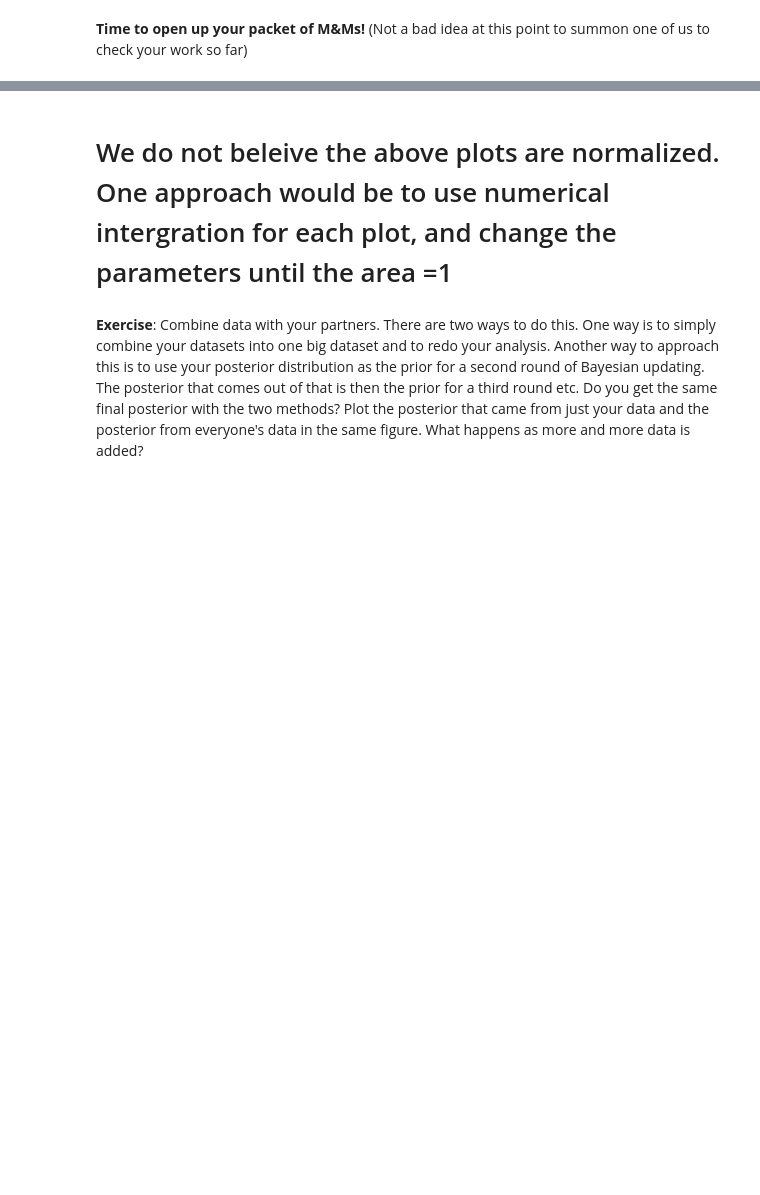
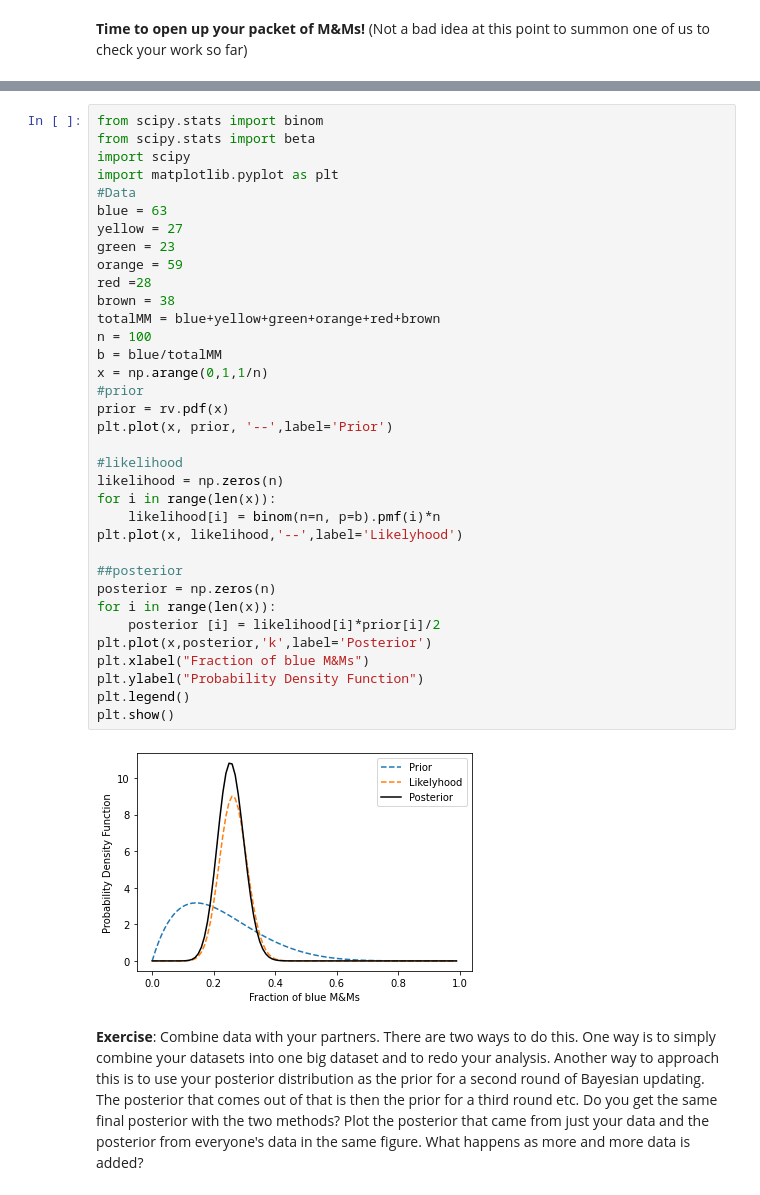
Before and after one commit to SaadNaeem96/Astrophysics_DataScience, a Jupyter notebook: CodingLab05/CodingLab05_Bayes.ipynb, the cells around one changed output, grey strips where cells are left out. Saved outputs shown, nothing was run; the diff lists cells and outputs as text; blank space fills up the shorter version.

```diff
--- a/CodingLab05/CodingLab05_Bayes.ipynb
+++ b/CodingLab05/CodingLab05_Bayes.ipynb
@@ -227,4 +131,39 @@ Text(0, 0.5, 'Probability Density Function')
-# %% [markdown]
-# We do not beleive the above plots are normalized. One approach would be to use numerical intergration for each plot, and change the parameters until the area =1
+# %%
+from scipy.stats import binom
+from scipy.stats import beta
+import scipy
+import matplotlib.pyplot as plt
+#Data
+blue = 63
+yellow = 27
+green = 23
+orange = 59
+red =28
+brown = 38
+totalMM = blue+yellow+green+orange+red+brown
+n = 100
+b = blue/totalMM
+x = np.arange(0,1,1/n)
+#prior
+prior = rv.pdf(x)
+plt.plot(x, prior, '--',label='Prior')
+
+#likelihood
+likelihood = np.zeros(n)
+for i in range(len(x)):
+    likelihood[i] = binom(n=n, p=b).pmf(i)*n
+plt.plot(x, likelihood,'--',label='Likelyhood')
+
+##posterior
+posterior = np.zeros(n)
+for i in range(len(x)):
+    posterior [i] = likelihood[i]*prior[i]/2
+plt.plot(x,posterior,'k',label='Posterior')
+plt.xlabel("Fraction of blue M&Ms")
+plt.ylabel("Probability Density Function")
+plt.legend()
+plt.show()
+# %% [output]
+[figure, added]
 # %% [markdown]
 __Exercise__: Combine data with your partners. There are two ways to do this. One way is to simply combine your datasets into one big dataset and to redo your analysis. Another way to approach this is to use your posterior distribution as the prior for a second round of Bayesian updating. The posterior that comes out of that is then the prior for a third round etc. Do you get the same final posterior with the two methods? Plot the posterior that came from just your data and the posterior from everyone's data in the same figure. What happens as more and more data is added?
```
Also changed, not shown: parts of 26 cells of this notebook, 5 other files.
